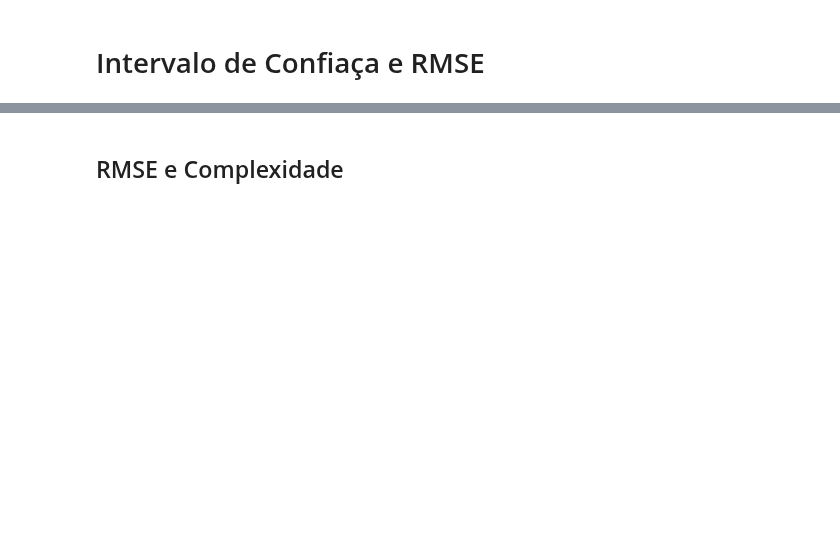
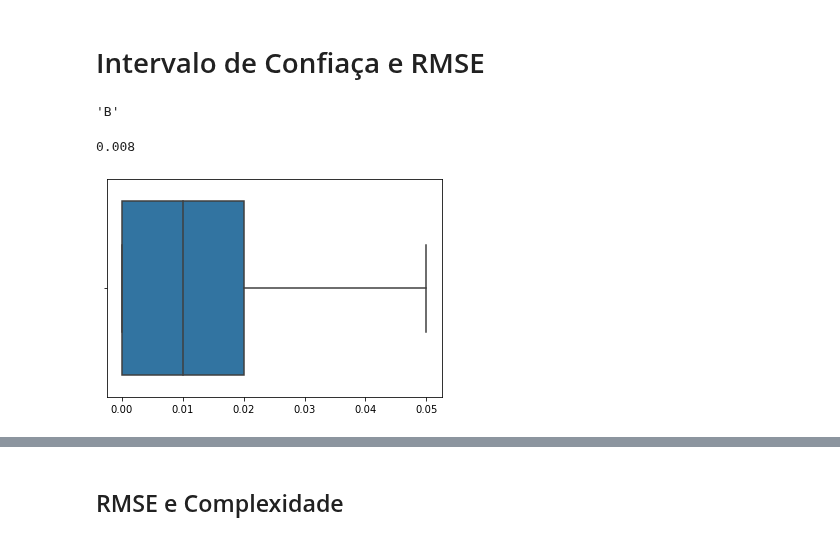
Before and after one commit to pedroteche-ih/64_PT_NOV202111, a Jupyter notebook: aulas/64 DA PT NOV-2021 Aula 20220310 Probabilidade.ipynb, the cells around one changed output, grey strips where cells are left out. Saved outputs shown, nothing was run; the diff lists cells and outputs as text; code cells hidden in the pictures; blank space fills up the shorter version.

```diff
--- a/aulas/64 DA PT NOV-2021 Aula 20220310 Probabilidade.ipynb
+++ b/aulas/64 DA PT NOV-2021 Aula 20220310 Probabilidade.ipynb
@@ -270,18 +510,26 @@ sns.kdeplot(random_sample);
 # %%
 candidatos = ['A', 'B']
 def intencao_voto():
-    return np.random.choice(candidatos, p = [0.45, 0.55])
+    return np.random.choice(candidatos, p = [0.01, 0.99])
+# %%
+intencao_voto()
+# %% [output]
+'B'
 # %%
 def pesquisa_opiniao(tamanho_amostra):
-    pesquisa = [intencao_voto() for i in range(100)]
+    pesquisa = [intencao_voto() for i in range(tamanho_amostra)]
     c_pesq = Counter(pesquisa)
     return c_pesq['A']/tamanho_amostra
 # %%
-pesquisa_1 = pesquisa_opiniao(100)
+pesquisa_opiniao(1000)
+# %% [output]
+0.008
 # %%
 lista_pesquisas = [pesquisa_opiniao(100) for i in range(1000)]
 # %%
-plt.hist(lista_pesquisas);
+sns.boxplot(lista_pesquisas);
+# %% [output]
+[figure, added]
 # %%
 tb_insu = pd.read_csv('data/tb_insurance.csv')
 tb_insu['out'] = np.where((tb_insu['expenses'] > 10000) & (tb_insu['smoker'] == 'no'),
```
Also changed, not shown: parts of 68 cells of this notebook.
